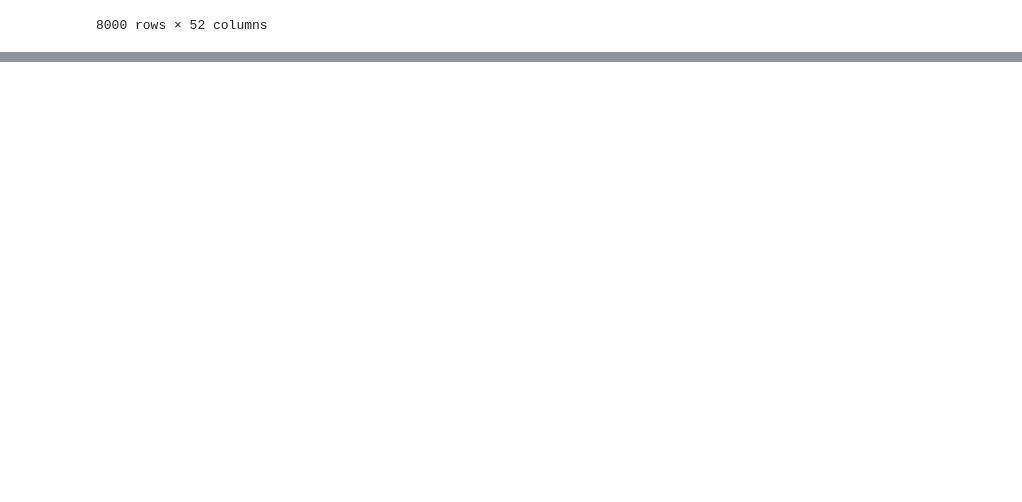
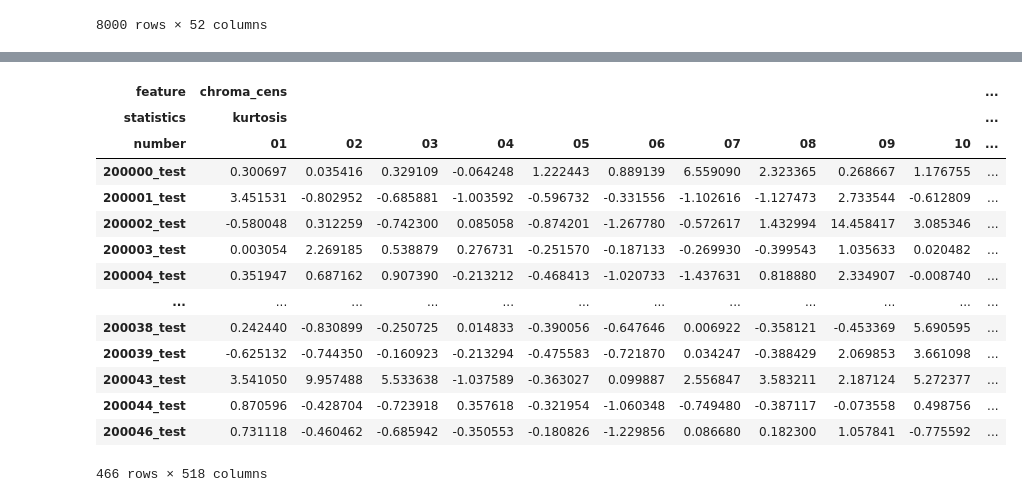
Before and after one commit to a-pellissier/Project_Spotify_502, a Jupyter notebook: notebooks/features_extraction.ipynb, the cells around one changed output, grey strips where cells are left out. Saved outputs shown, nothing was run; the diff lists cells and outputs as text; code cells hidden in the pictures; blank space fills up the shorter version.

```diff
--- a/notebooks/features_extraction.ipynb
+++ b/notebooks/features_extraction.ipynb
@@ -464,0 +467,5 @@ tracks[tracks['set','subset'] == 'small'][]
+# %%
+index = [0+50*k for k in range(0,10)]
+list_of_df = []
+for x in index:
+    list_of_df.append(pd.read_csv(f'../Project_Spotify_502/features_{x}.csv', index_col=0, header = [0,1,2]))
@@ -464,0 +495,21 @@ tracks[tracks['set','subset'] == 'small'][]
+# %%
+# weirdly you have to use this weird list comprehension for it to work
+features_test = pd.concat([df for df in list_of_df]).dropna()
+# %%
+features_test
+# %% [output]
+| feature | chroma_cens |  |  |  |  |  |  |  |  |  | ... |
+| statistics | kurtosis |  |  |  |  |  |  |  |  |  | ... |
+| number | 01 | 02 | 03 | 04 | 05 | 06 | 07 | 08 | 09 | 10 | ... |
+| 200000_test | 0.300697 | 0.035416 | 0.329109 | -0.064248 | 1.222443 | 0.889139 | 6.559090 | 2.323365 | 0.268667 | 1.176755 | ... |
+| 200001_test | 3.451531 | -0.802952 | -0.685881 | -1.003592 | -0.596732 | -0.331556 | -1.102616 | -1.127473 | 2.733544 | -0.612809 | ... |
+| 200002_test | -0.580048 | 0.312259 | -0.742300 | 0.085058 | -0.874201 | -1.267780 | -0.572617 | 1.432994 | 14.458417 | 3.085346 | ... |
+| 200003_test | 0.003054 | 2.269185 | 0.538879 | 0.276731 | -0.251570 | -0.187133 | -0.269930 | -0.399543 | 1.035633 | 0.020482 | ... |
+| 200004_test | 0.351947 | 0.687162 | 0.907390 | -0.213212 | -0.468413 | -1.020733 | -1.437631 | 0.818880 | 2.334907 | -0.008740 | ... |
+| ... | ... | ... | ... | ... | ... | ... | ... | ... | ... | ... | ... |
+| 200038_test | 0.242440 | -0.830899 | -0.250725 | 0.014833 | -0.390056 | -0.647646 | 0.006922 | -0.358121 | -0.453369 | 5.690595 | ... |
+| 200039_test | -0.625132 | -0.744350 | -0.160923 | -0.213294 | -0.475583 | -0.721870 | 0.034247 | -0.388429 | 2.069853 | 3.661098 | ... |
+| 200043_test | 3.541050 | 9.957488 | 5.533638 | -1.037589 | -0.363027 | 0.099887 | 2.556847 | 3.583211 | 2.187124 | 5.272377 | ... |
+| 200044_test | 0.870596 | -0.428704 | -0.723918 | 0.357618 | -0.321954 | -1.060348 | -0.749480 | -0.387117 | -0.073558 | 0.498756 | ... |
+| 200046_test | 0.731118 | -0.460462 | -0.685942 | -0.350553 | -0.180826 | -1.229856 | 0.086680 | 0.182300 | 1.057841 | -0.775592 | ... |
+466 rows × 518 columns
```
Also changed, not shown: parts of 3 cells of this notebook, 2 other files.
